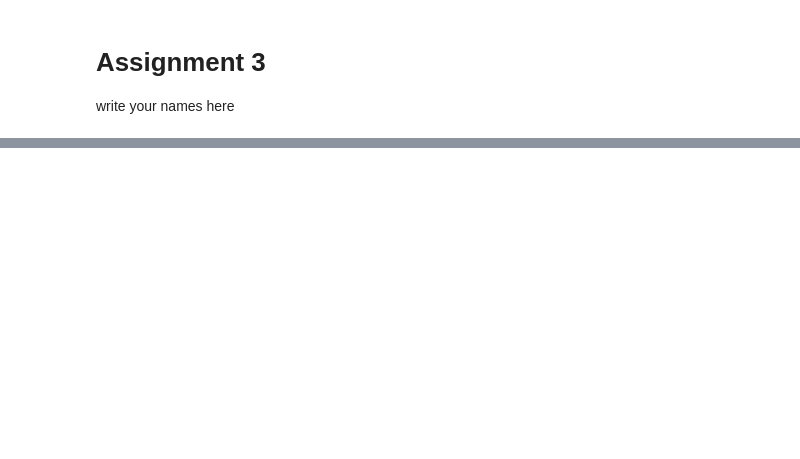
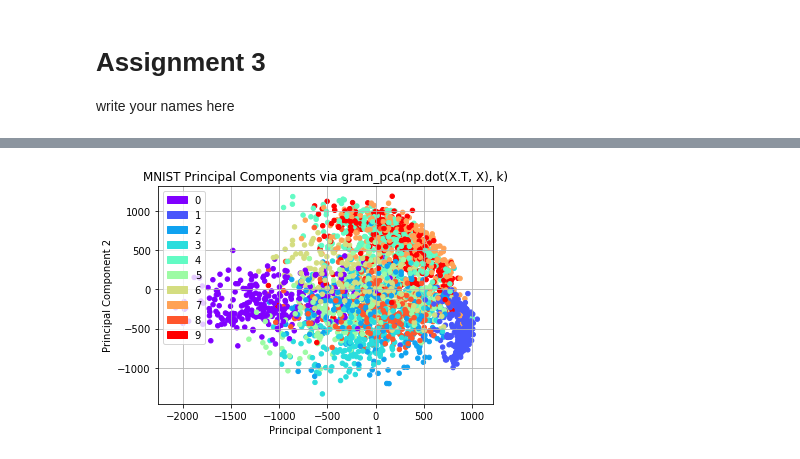
Before and after one commit to uzairakbar/info-retrieval, a Jupyter notebook: Information Retrieval - Assingments/uzair_work/assignment_3/assignment3.ipynb, the cells around one changed output, grey strips where cells are left out. Cells and saved outputs as stored; diff of their text form; code cells hidden in the pictures; blank space fills up the shorter version.

```diff
--- a/Information Retrieval - Assingments/uzair_work/assignment_3/assignment3.ipynb
+++ b/Information Retrieval - Assingments/uzair_work/assignment_3/assignment3.ipynb
@@ -81,3 +82,26 @@ def gram_pca(K,k):
+# %%
+# Insert Code for Subtask 1.3 here
+
+# Get first k principal components of data via gram_pca
+k = 2
+K = np.dot(X.T, X)
+S_gram = gram_pca(K, k)
+
+# First 2 principal components via gram_pca
+PC1_gram = S_gram[0, idx_new]
+PC2_gram = S_gram[1, idx_new]
+
+# Plot the first 2 gram principal components of data
+plt.scatter(PC1_gram, PC2_gram, c=C[idx_new, :], s=20)
+plt.xlabel('Principal Component 1')
+plt.ylabel('Principal Component 2')
+plt.title('MNIST Principal Components via gram_pca(np.dot(X.T, X), k)')
+legend_patch = [mpatches.Patch(color=colors[i], label=str(i)) for i in range(0, num_classes)]
+plt.legend(handles=legend_patch)
+plt.grid()
+plt.show()
+# %% [output]
+[figure, added]
 # %%
 def compute_gaussian_gram_matrix(X, sigma):
     #Insert Code for Subtask 1.4 here
```
Also changed, not shown: parts of 2 cells of this notebook.
